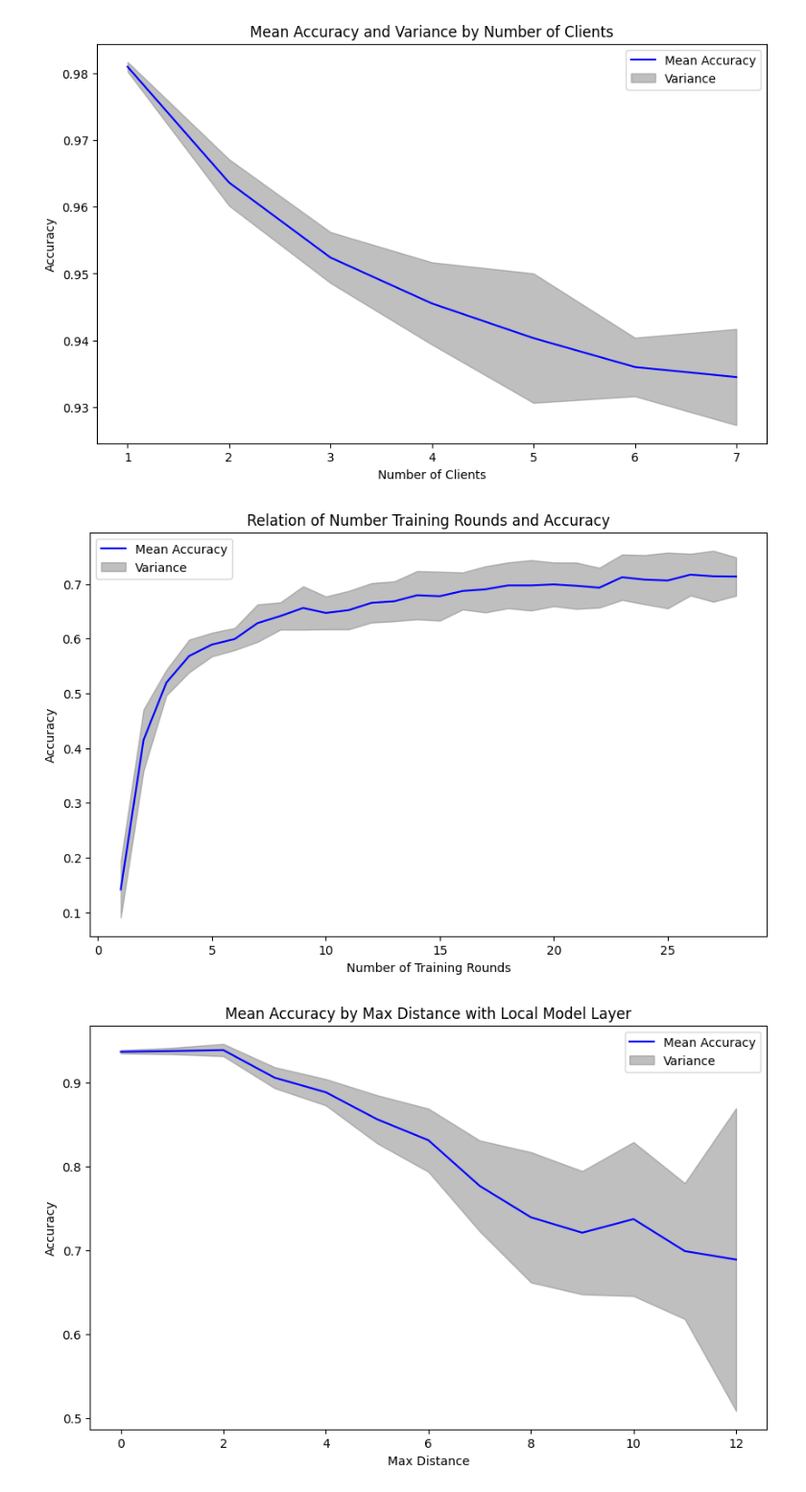
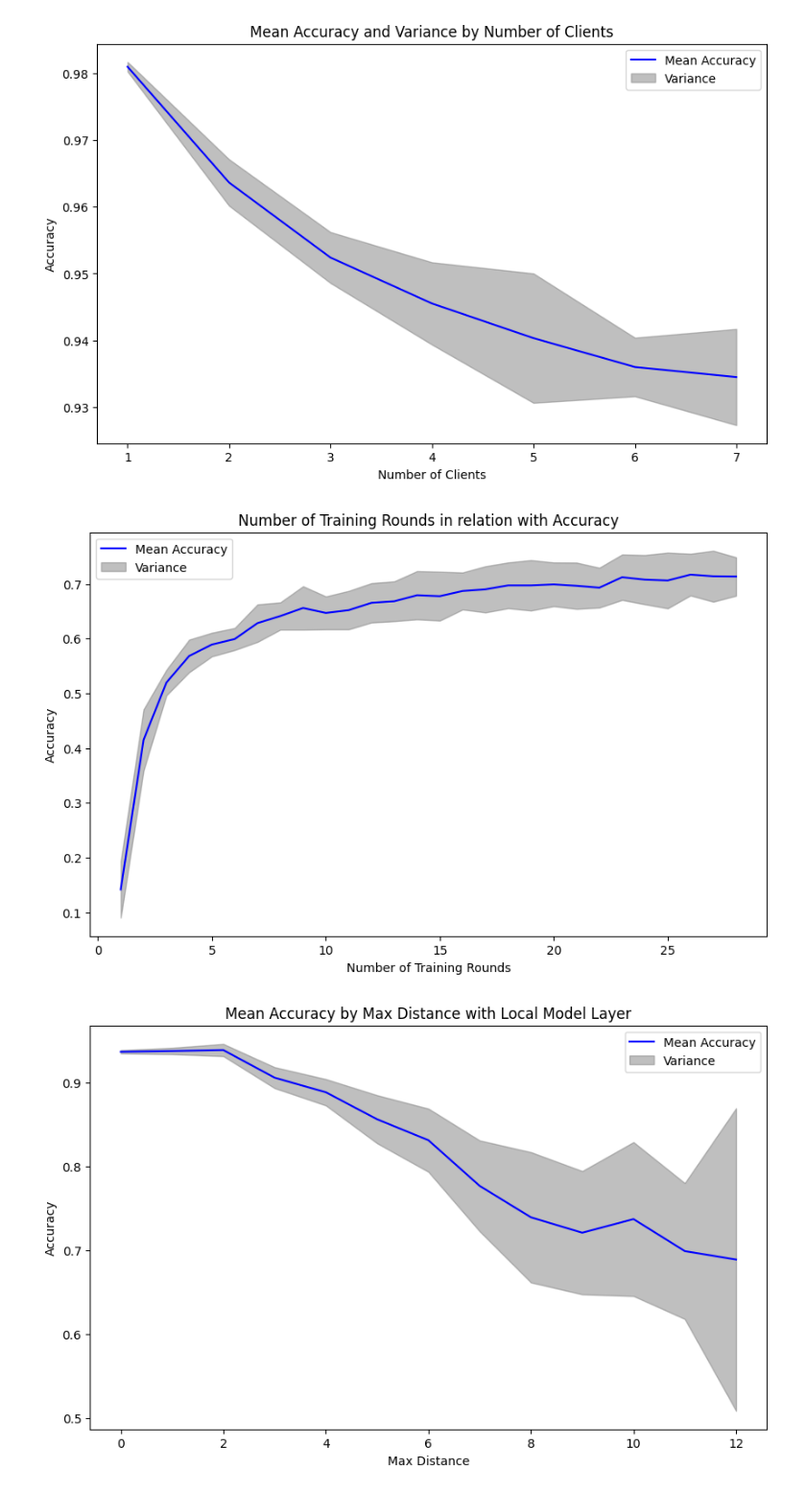
Before and after one commit to Lokeyli/eth-dl-project, a Jupyter notebook: plotter.ipynb, the cells around one changed output. Shown: that part at 96% size. Drawn from its saved outputs; the diff is of its cells as text; code cells hidden in the pictures.

Commit message:
Add new attention differences plot and update local numbers plot title

```diff
--- a/plotter.ipynb
+++ b/plotter.ipynb
@@ -59,35 +59,35 @@ accuracies = data.iloc[:, 1:]
 
 # Calculate the mean and variance for each number of clients
 mean_accuracies = accuracies.mean(axis=1)
 variance_accuracies = accuracies.var(axis=1)
 
 # Group by the number of clients
 grouped_means = mean_accuracies.groupby(num_clients).mean()
 grouped_variances = variance_accuracies.groupby(num_clients).mean()
 
 # Plot the results
 plt.figure(figsize=(10, 6))
 
 # Plot mean accuracy
 plt.plot(grouped_means.index, grouped_means, label='Mean Accuracy', color='blue')
 
 # Plot variance as grey background
 plt.fill_between(grouped_means.index,
                  grouped_means - np.sqrt(grouped_variances),
                  grouped_means + np.sqrt(grouped_variances),
                  color='grey', alpha=0.5, label='Variance')
 
 plt.xlabel('Number of Training Rounds')
 plt.ylabel('Accuracy')
-plt.title('Relation of Number Training Rounds and Accuracy')
+plt.title('Number of Training Rounds in relation with Accuracy')
 plt.legend()
 
 # Save the plot as a PDF
 plt.savefig('plots/local_numbers_plot.pdf')
 
 plt.show()
 # %% [output]
-[figure, old version]
+[figure, new version]
 # %%
 import pandas as pd
 import matplotlib.pyplot as plt
```
Also changed, not shown: parts of 3 cells of this notebook, 16 other files.
